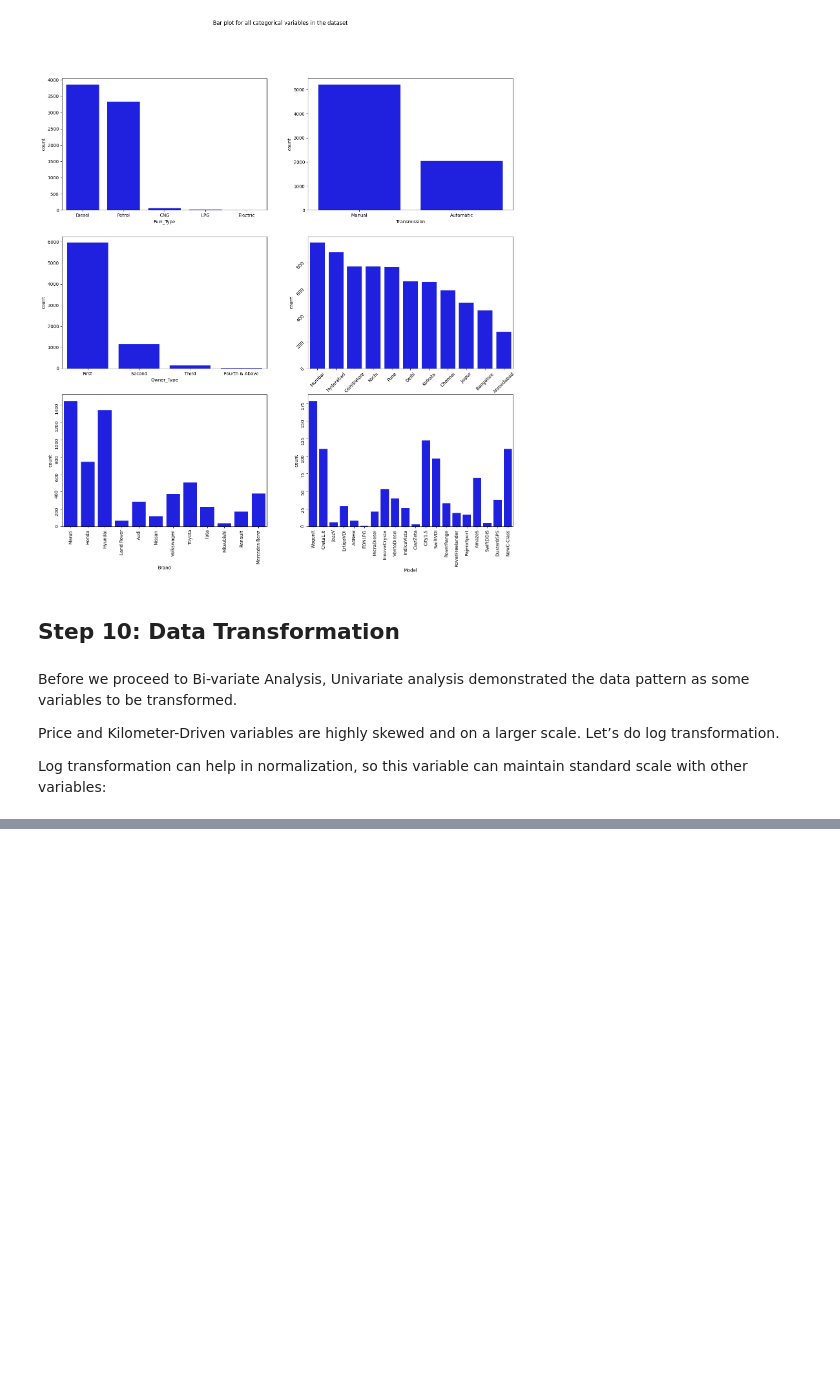
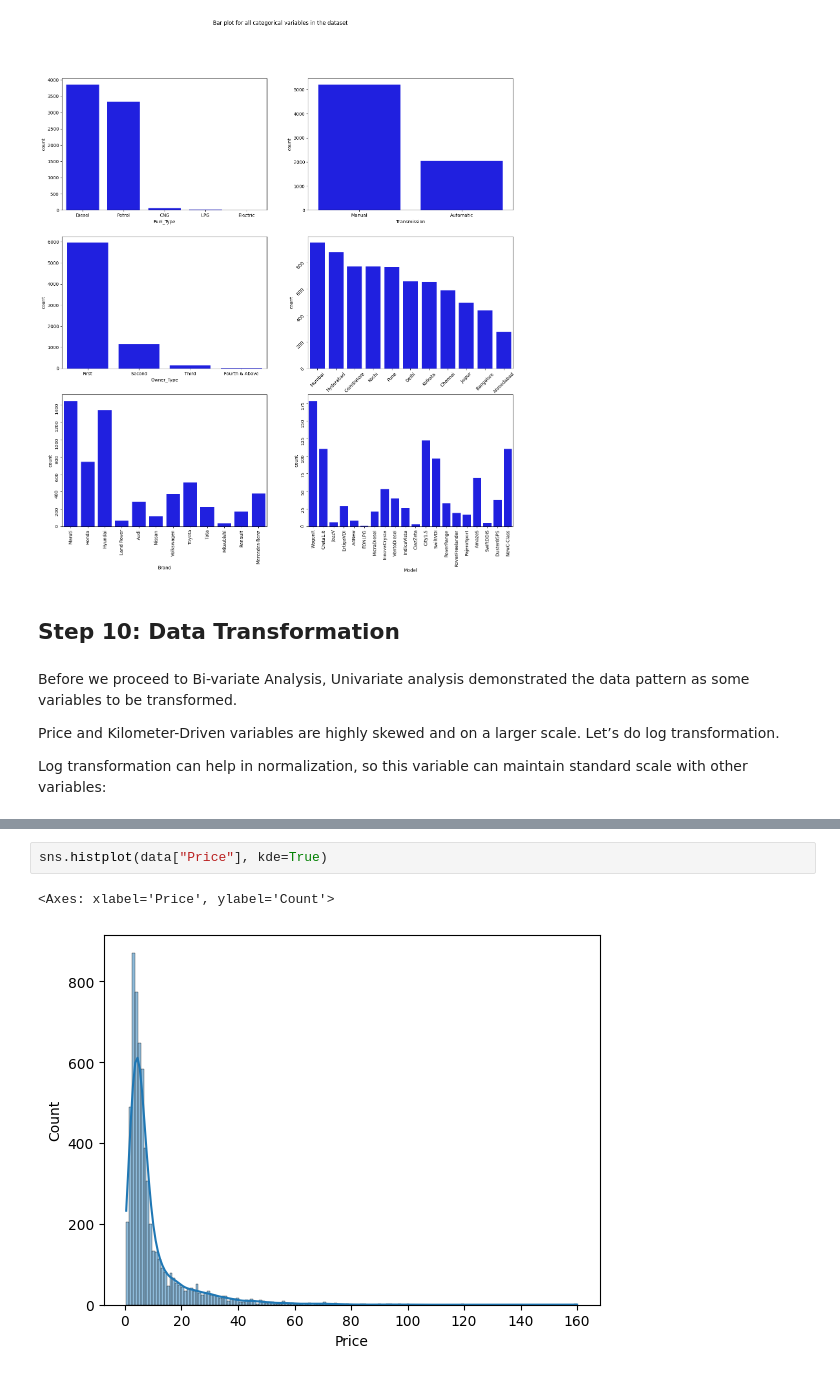
Before and after one commit to Nirajjj11/ml_learning, a Jupyter notebook: eda/eda_on_used_car_dataset.ipynb, the cells around one changed output, grey strips where cells are left out. Cells and saved outputs as stored; diff of their text form; blank space fills up the shorter version.

```diff
--- a/eda/eda_on_used_car_dataset.ipynb
+++ b/eda/eda_on_used_car_dataset.ipynb
@@ -438,0 +452,5 @@ plt.show()
+# %%
+sns.histplot(data["Price"], kde=True)
+# %% [output]
+<Axes: xlabel='Price', ylabel='Count'>
+[figure, added]
```
Also changed, not shown: parts of 6 cells of this notebook.
